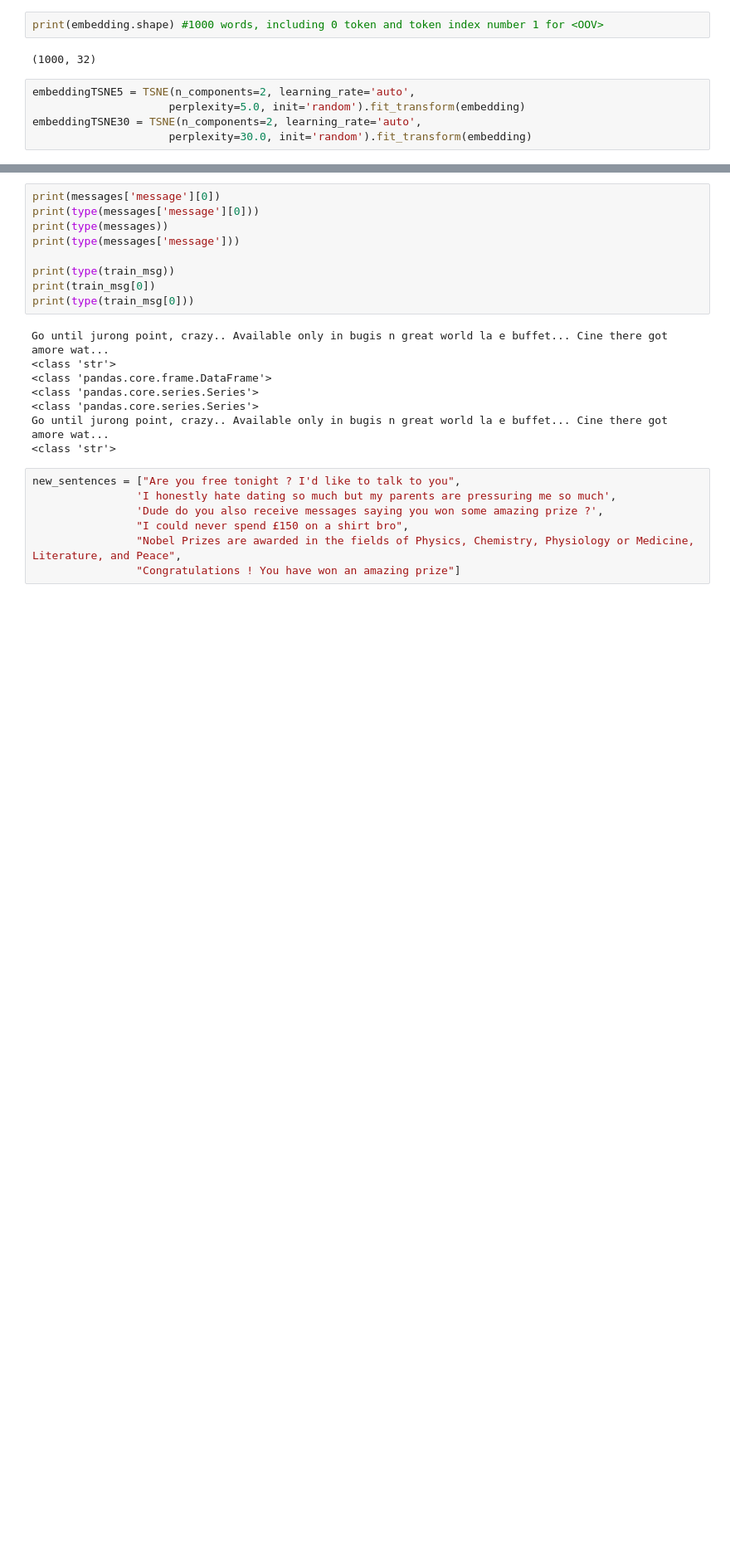
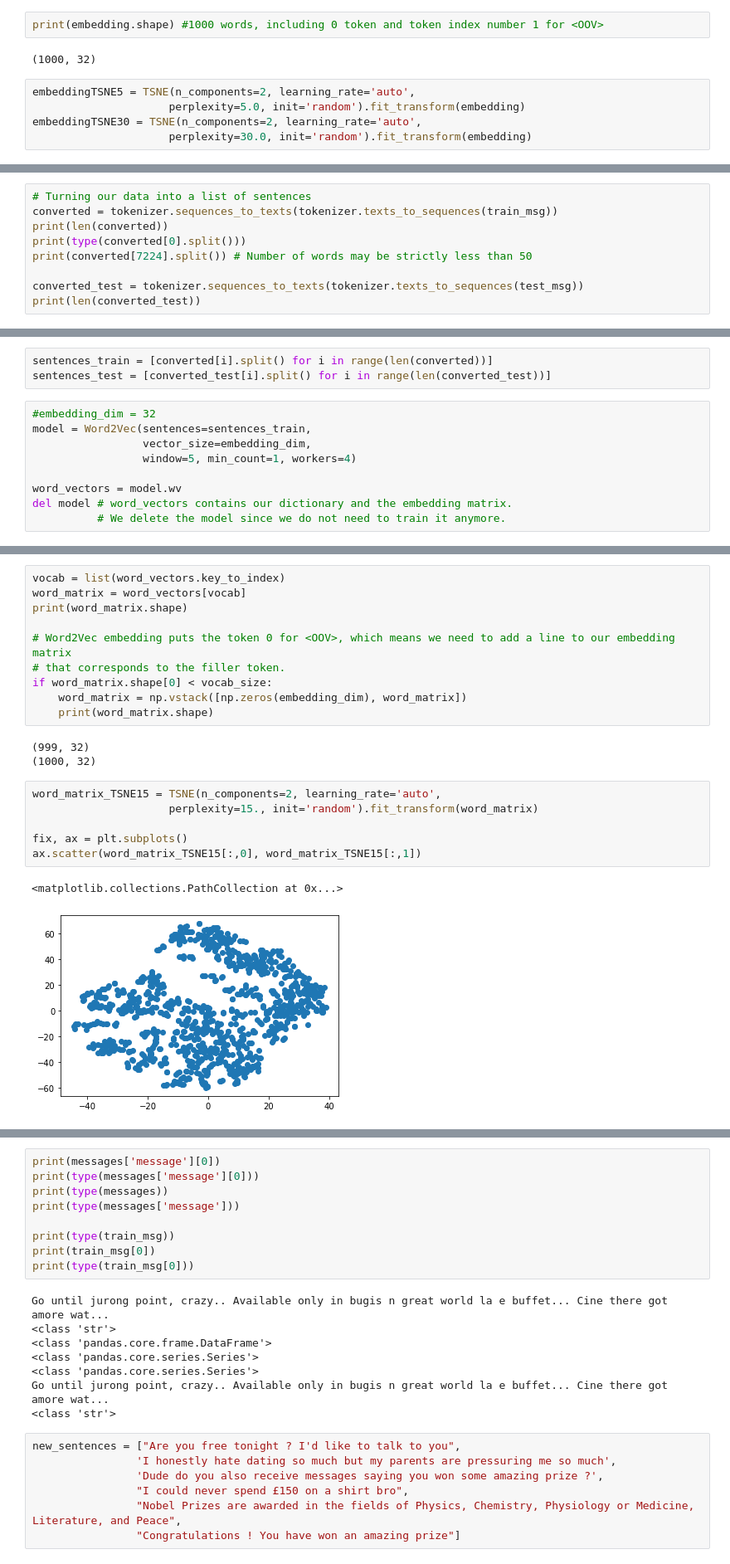
Before and after one commit to ThinhNguyendai/SMSSpamDetection, a Jupyter notebook: SpamClassifiers.ipynb, the cells around one changed output, grey strips where cells are left out. Shown: that part at 83% size. Saved outputs shown, nothing was run; the diff lists cells and outputs as text; blank space fills up the shorter version.

```diff
--- a/SpamClassifiers.ipynb
+++ b/SpamClassifiers.ipynb
@@ -462,0 +435,9 @@ word_color[1] #First word is <OOV> = out of vocabulary token
+# %%
+# Turning our data into a list of sentences
+converted = tokenizer.sequences_to_texts(tokenizer.texts_to_sequences(train_msg))
+print(len(converted))
+print(type(converted[0].split()))
+print(converted[7224].split()) # Number of words may be strictly less than 50
+
+converted_test = tokenizer.sequences_to_texts(tokenizer.texts_to_sequences(test_msg))
+print(len(converted_test))
@@ -462,0 +449,12 @@ word_color[1] #First word is <OOV> = out of vocabulary token
+# %%
+sentences_train = [converted[i].split() for i in range(len(converted))]
+sentences_test = [converted_test[i].split() for i in range(len(converted_test))]
+# %%
+#embedding_dim = 32
+model = Word2Vec(sentences=sentences_train,
+                 vector_size=embedding_dim,
+                 window=5, min_count=1, workers=4)
+
+word_vectors = model.wv
+del model # word_vectors contains our dictionary and the embedding matrix.
+          # We delete the model since we do not need to train it anymore.
@@ -462,0 +467,22 @@ word_color[1] #First word is <OOV> = out of vocabulary token
+# %%
+vocab = list(word_vectors.key_to_index)
+word_matrix = word_vectors[vocab]
+print(word_matrix.shape)
+
+# Word2Vec embedding puts the token 0 for <OOV>, which means we need to add a line to our embedding matrix
+# that corresponds to the filler token.
+if word_matrix.shape[0] < vocab_size:
+    word_matrix = np.vstack([np.zeros(embedding_dim), word_matrix])
+    print(word_matrix.shape)
+# %% [output]
+(999, 32)
+(1000, 32)
+# %%
+word_matrix_TSNE15 = TSNE(n_components=2, learning_rate='auto',
+                     perplexity=15., init='random').fit_transform(word_matrix)
+
+fix, ax = plt.subplots()
+ax.scatter(word_matrix_TSNE15[:,0], word_matrix_TSNE15[:,1])
+# %% [output]
+<matplotlib.collections.PathCollection at 0x...>
+[figure, added]
```
Also changed, not shown: parts of 44 cells of this notebook.
